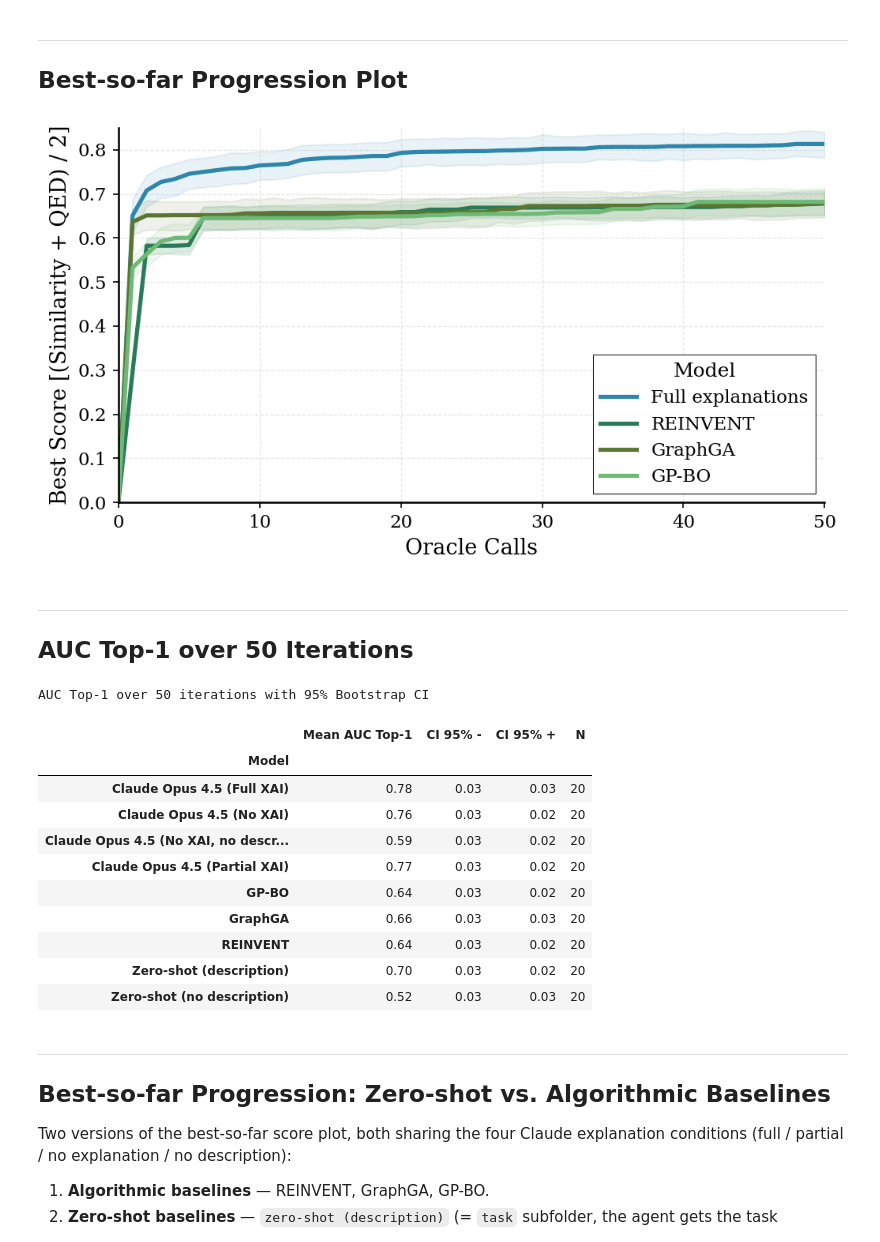
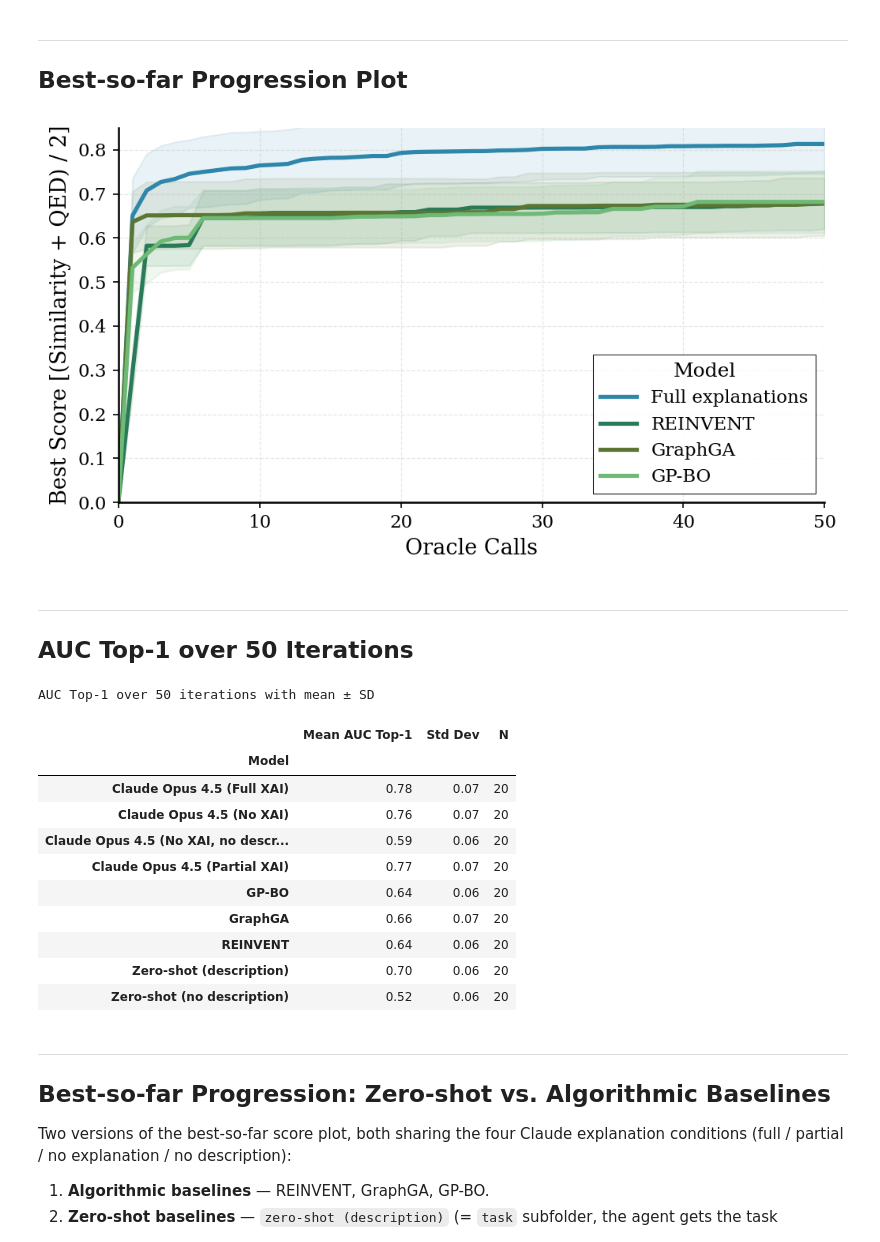
Before and after one commit to FabianKruger/molecule-optimization-agent, a Jupyter notebook: analysis/paper/xai_vs_no_xai_random_molecules_extended.ipynb, the cells around one changed output. Saved outputs shown, nothing was run; the diff lists cells and outputs as text; code cells hidden in the pictures.

```diff
--- a/analysis/paper/xai_vs_no_xai_random_molecules_extended.ipynb
+++ b/analysis/paper/xai_vs_no_xai_random_molecules_extended.ipynb
@@ -194,7 +194,7 @@ sns.lineplot(
     hue="model",
     hue_order=legend_order,
     palette=model_colors,
-    errorbar=('ci', 95),
+    errorbar=('sd'),
     err_kws={'alpha': 0.1},  # Make confidence interval more transparent
     linewidth=2.5,
     ax=ax
@@ -208,55 +208,38 @@ ax.set_ylim(0, 0.85)
 ax.grid(True, alpha=0.3, linestyle='--', linewidth=0.6)
 ax.spines['top'].set_visible(False)
 ax.spines['right'].set_visible(False)
 
 # Conditionally show/hide legend
 if SHOW_LEGEND:
     handles, labels = ax.get_legend_handles_labels()
     new_labels = [legend_labels.get(label, label) for label in labels]
     legend = ax.legend(
         handles,
         new_labels,
         title='Model',
         frameon=True,
         fancybox=False,
         shadow=False,
         framealpha=0.95,
         edgecolor='black',
         loc='lower right'
     )
     legend.get_frame().set_linewidth(0.5)
 else:
     ax.get_legend().remove()
 
 plt.tight_layout()
 
 # Save figure as PDF
 plt.savefig('./figures/xai_vs_no_xai_random_molecules_extended.pdf', format='pdf', bbox_inches='tight', dpi=300)
 
 plt.show()
 # %% [output]
-[figure, old version]
+[figure, new version]
 # %% [markdown]
 ---
 ## AUC Top-1 over 50 Iterations
 # %%
-def bootstrap_ci(data, n_bootstrap=10000, ci=0.95):
-    """Compute bootstrap 95% CI for the mean."""
-    data = data.dropna()
-    if len(data) < 2:
-        return np.nan, np.nan
-    result = stats.bootstrap(
-        (data.values,),
-        statistic=np.mean,
-        n_resamples=n_bootstrap,
-        confidence_level=ci,
-        random_state=42
-    )
-    return result.confidence_interval.low, result.confidence_interval.high
-
-
-
-
 def compute_auc_top1(group_df, max_oracle_calls=50):
     """Compute AUC of top-1 (best) score vs oracle calls from a dataframe group.
 
@@ -324,40 +307,36 @@ for (model, target_mol), group in df_auc.groupby(['model', 'target_molecule']):
 
 auc_df = pd.DataFrame(auc_records)
 
-# Summarize by model with bootstrap CI
+# Summarize by model with standard deviation
 auc_summary_rows = []
 for model, group in auc_df.groupby('model'):
     values = group['auc_top1']
     mean_val = values.mean()
-    ci_low, ci_high = bootstrap_ci(values)
-    # Compute distances from mean to CI bounds
-    ci_low_dist = mean_val - ci_low  # Distance below mean
-    ci_high_dist = ci_high - mean_val  # Distance above mean
+    std_val = values.std(ddof=1)
     auc_summary_rows.append({
         "Model": model,
         "Mean AUC Top-1": mean_val,
-        "CI 95% -": ci_low_dist,
-        "CI 95% +": ci_high_dist,
+        "Std Dev": std_val,
         "N": len(values),
     })
 
 auc_summary = pd.DataFrame(auc_summary_rows).set_index("Model").round(2)
 
-print(f"AUC Top-1 over {MAX_ORACLE_CALLS} iterations with 95% Bootstrap CI")
+print(f"AUC Top-1 over {MAX_ORACLE_CALLS} iterations with mean ± SD")
 auc_summary
 # %% [output]
-AUC Top-1 over 50 iterations with 95% Bootstrap CI
+AUC Top-1 over 50 iterations with mean ± SD
-|  | Mean AUC Top-1 | CI 95% - | CI 95% + | N |
-| Model |  |  |  |  |
-| Claude Opus 4.5 (Full XAI) | 0.78 | 0.03 | 0.03 | 20 |
-| Claude Opus 4.5 (No XAI) | 0.76 | 0.03 | 0.02 | 20 |
-| Claude Opus 4.5 (No XAI, no descr... | 0.59 | 0.03 | 0.02 | 20 |
-| Claude Opus 4.5 (Partial XAI) | 0.77 | 0.03 | 0.02 | 20 |
-| GP-BO | 0.64 | 0.03 | 0.02 | 20 |
-| GraphGA | 0.66 | 0.03 | 0.03 | 20 |
-| REINVENT | 0.64 | 0.03 | 0.02 | 20 |
-| Zero-shot (description) | 0.70 | 0.03 | 0.02 | 20 |
-| Zero-shot (no description) | 0.52 | 0.03 | 0.03 | 20 |
+|  | Mean AUC Top-1 | Std Dev | N |
+| Model |  |  |  |
+| Claude Opus 4.5 (Full XAI) | 0.78 | 0.07 | 20 |
+| Claude Opus 4.5 (No XAI) | 0.76 | 0.07 | 20 |
+| Claude Opus 4.5 (No XAI, no descr... | 0.59 | 0.06 | 20 |
+| Claude Opus 4.5 (Partial XAI) | 0.77 | 0.07 | 20 |
+| GP-BO | 0.64 | 0.06 | 20 |
+| GraphGA | 0.66 | 0.07 | 20 |
+| REINVENT | 0.64 | 0.06 | 20 |
+| Zero-shot (description) | 0.70 | 0.06 | 20 |
+| Zero-shot (no description) | 0.52 | 0.06 | 20 |
 # %% [markdown]
 ---
 ## Best-so-far Progression: Zero-shot vs. Algorithmic Baselines
```
Also changed, not shown: parts of 1 cell of this notebook, 5 other files.
